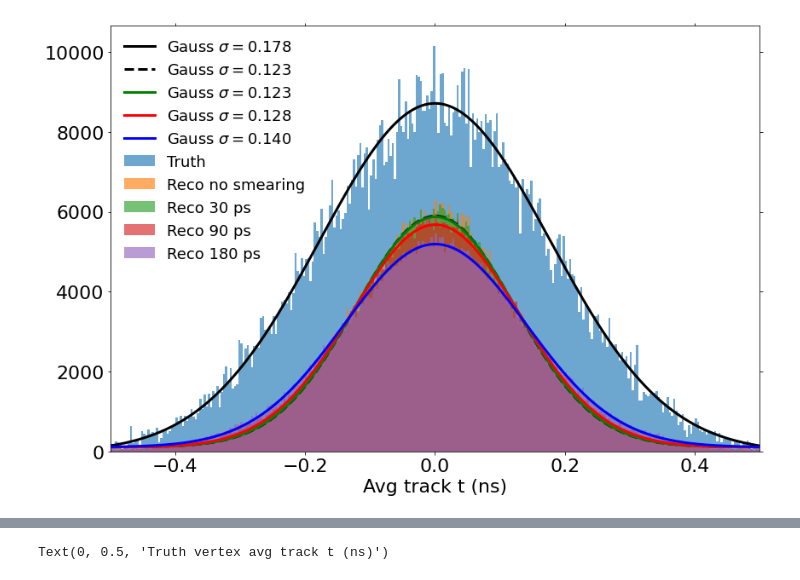
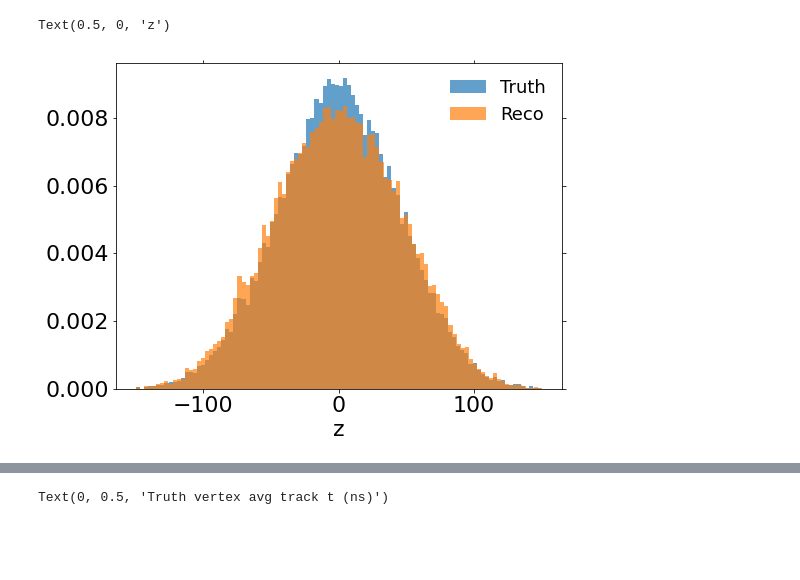
Before and after one commit to ttlindkvist/4DTracking, a Jupyter notebook: timing.ipynb, the cells around one changed output, grey strips where cells are left out. Drawn from its saved outputs; the diff is of its cells as text; code cells hidden in the pictures; blank space fills up the shorter version.

```diff
--- a/timing.ipynb
+++ b/timing.ipynb
@@ -192,24 +167,14 @@ findfont: Font family ['Helvetica', 'Arial'] not found. Falling back to DejaVu S
-# %%
-fig, ax = plt.subplots(1, 1)
-fig.set_size_inches(12, 8)
-
-t_max = 0.5
-labels = ['Truth', 'Reco no smearing', 'Reco 30 ps', 'Reco 90 ps', 'Reco 180 ps']
-fmts = ['k-', 'k--', 'g', 'r', 'b']
-
-for fmt, label, avg_ts in zip(fmts, labels, (trv_avg_ts_flat, rev_avg_ts_flat, rev_avg_ts30_flat, rev_avg_ts90_flat, rev_avg_ts180_flat)):
-    idxs = np.abs(avg_ts) < t_max
-    bin_heights, bin_borders, _ = ax.hist(avg_ts[idxs], bins=300, alpha=0.65, density=False, label=label)
-
-    bin_centers = bin_borders[:-1] + np.diff(bin_borders) / 2
-    popt, _ = curve_fit(gaussian, bin_centers, bin_heights, p0=[2500., 0., 0.1, 0])
-
-    x_interval_for_fit = np.linspace(bin_borders[0], bin_borders[-1], 10000)
-    ax.plot(x_interval_for_fit, gaussian(x_interval_for_fit, *popt), fmt, lw=3, label='Gauss $\\sigma={:.3f}$'.format(abs(popt[2])), zorder=10)
-
-ax.legend(frameon=False)
-ax.set_xlabel('Avg track t (ns)')
-ax.set_xlim(-t_max, t_max)
-fig.tight_layout()
-# %% [output]
-[figure, removed]
+# %%
+max_z = 150
+
+rev_idx = np.abs(rev_stat_z_flat) < max_z
+trv_idx = np.abs(trv_stat_z_flat) < max_z
+
+_ = plt.hist(trv_stat_z_flat[trv_idx], bins=100, alpha=0.7, density=True, label='Truth')
+_ = plt.hist(rev_stat_z_flat[rev_idx], bins=100, alpha=0.7, density=True, label='Reco')
+
+plt.legend(frameon=False)
+plt.xlabel('z')
+# %% [output]
+Text(0.5, 0, 'z')
+[figure, added]
```
Also changed, not shown: parts of 16 cells of this notebook, 3 other files.
